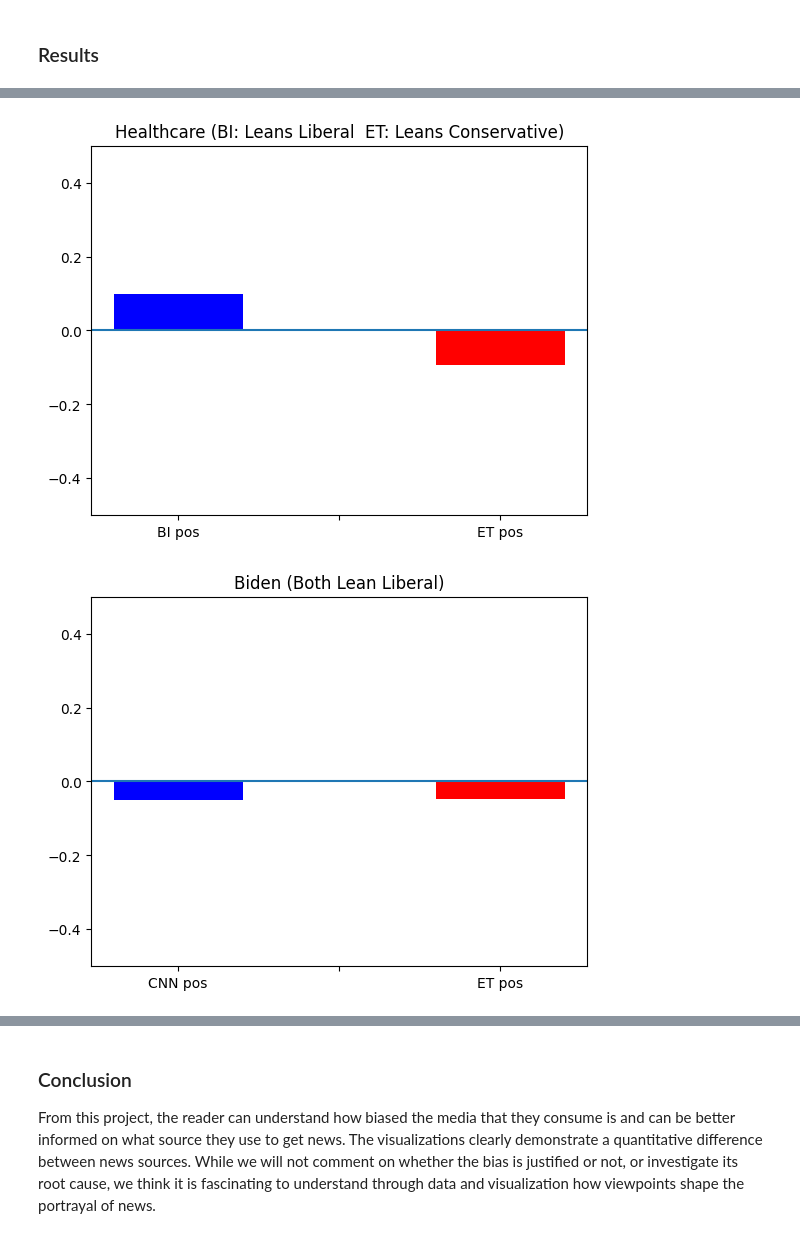
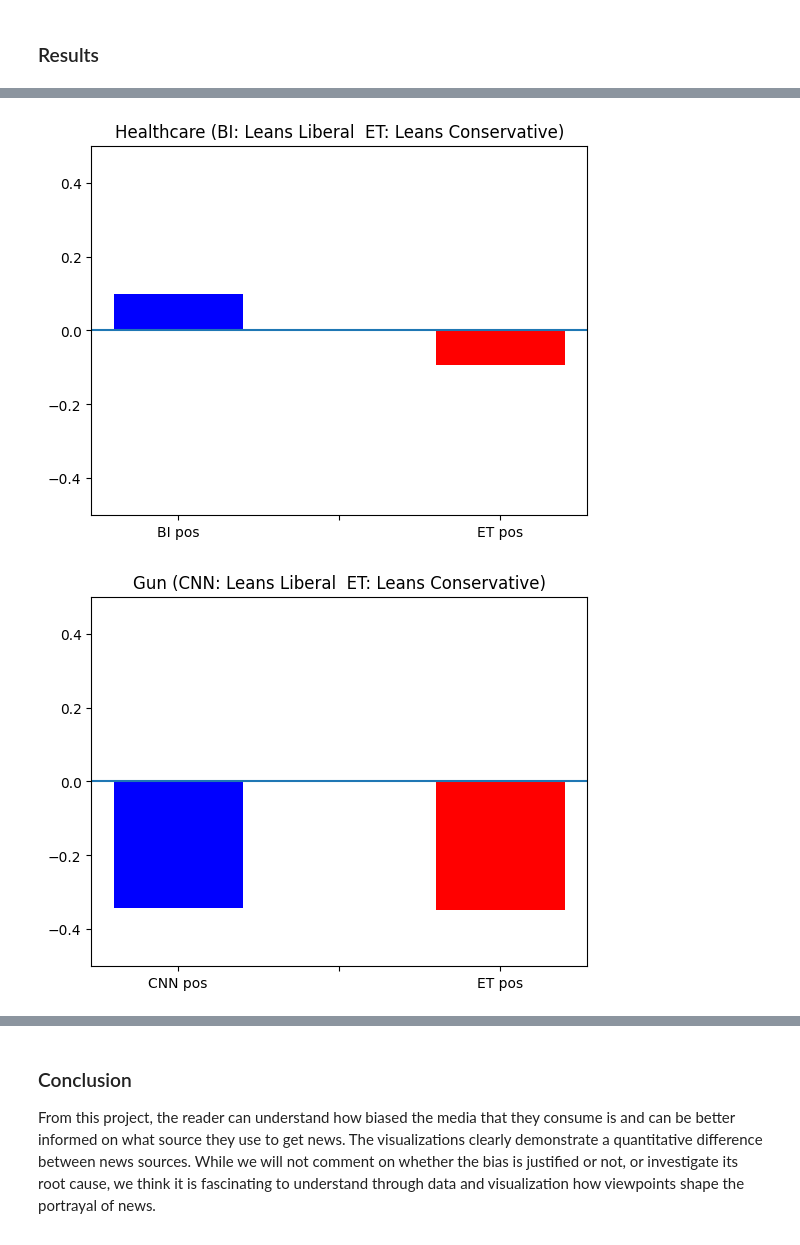
Before and after one commit to olincollege/HeadlineCorrelation, a Jupyter notebook: HeadlineCorrelation.ipynb, the cells around one changed output, grey strips where cells are left out. Cells and saved outputs as stored; diff of their text form; code cells hidden in the pictures.

```diff
--- a/HeadlineCorrelation.ipynb
+++ b/HeadlineCorrelation.ipynb
@@ -82,9 +80,9 @@ We then used the sentiment analyser from the nltk library to determine the posit
 # %%
 sentiment_functions.plot_sentiment_comparison(issue1_values,'CNN','ET','Immigration (CNN: Leans Liberal  ET: Leans Conservative)')
 sentiment_functions.plot_sentiment_comparison(issue2_values,'BI','ET','Healthcare (BI: Leans Liberal  ET: Leans Conservative)')
-sentiment_functions.plot_sentiment_comparison(issue3_values,'CNN','ET','Biden (Both Lean Liberal)')
+sentiment_functions.plot_sentiment_comparison(issue3_values,'CNN','ET','Gun (CNN: Leans Liberal  ET: Leans Conservative)')
 # %% [output]
 [figure]
 [figure]
-[figure, old version]
+[figure, new version]
 # %% [markdown]
```
Also changed, not shown: parts of 10 cells of this notebook, 1 other file.
